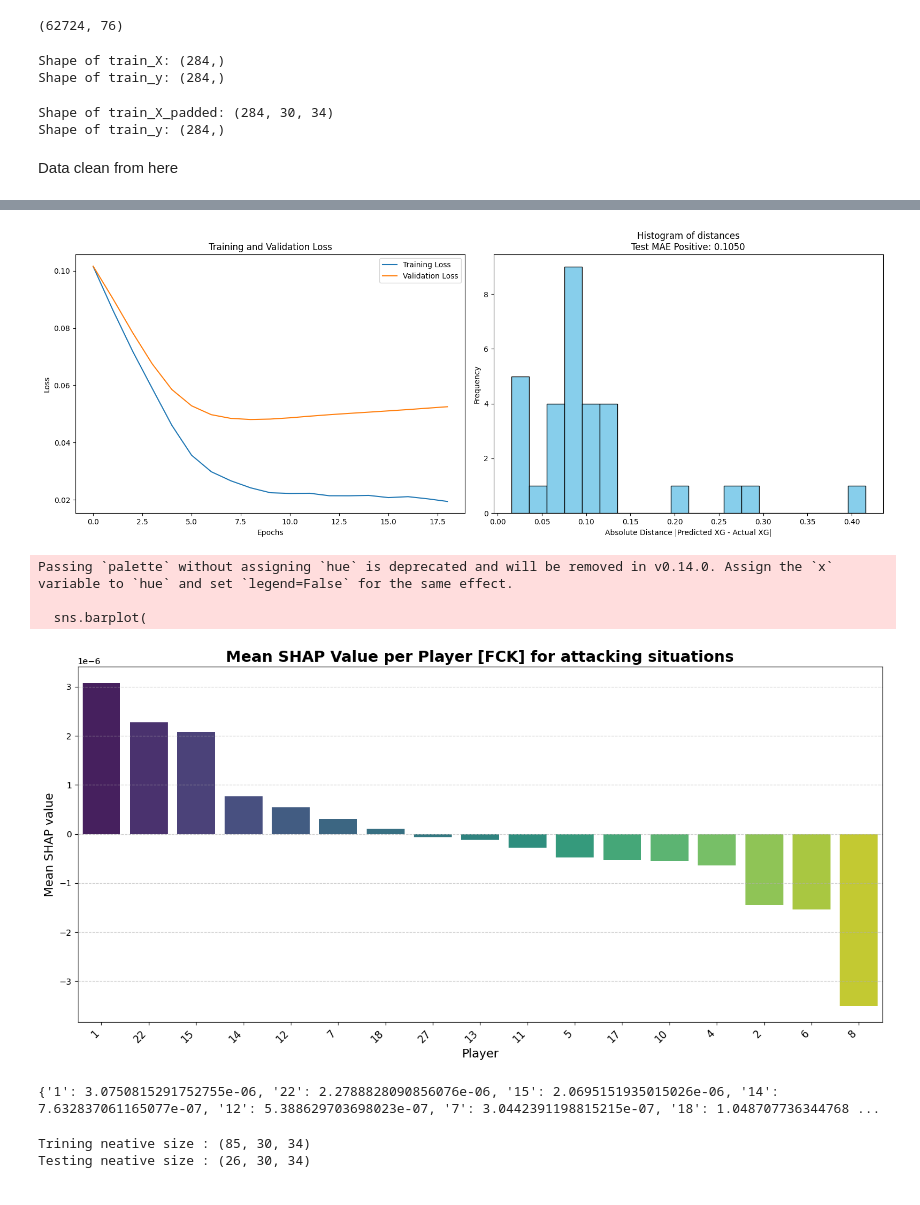
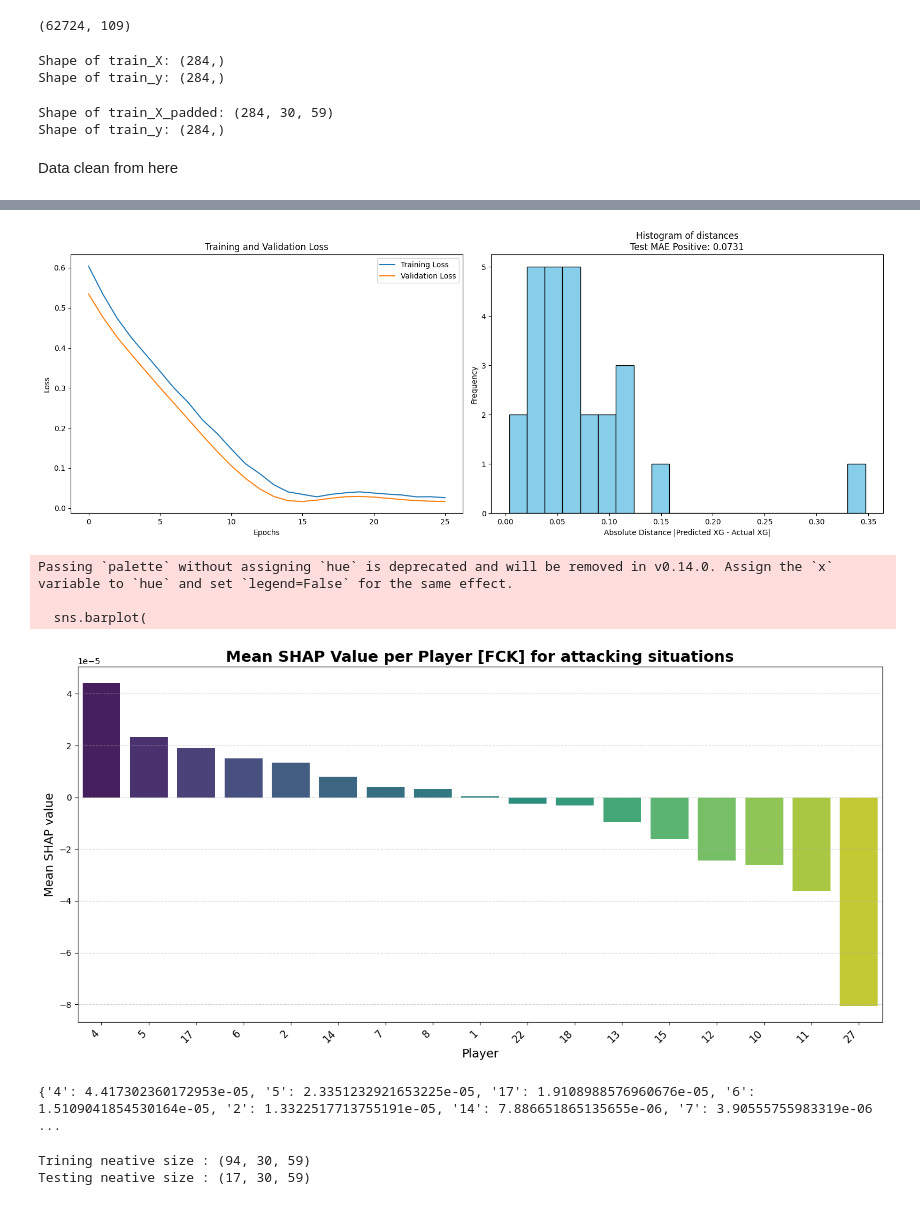
Before and after one commit to adiguzeldeniz/ekip_makine, a Jupyter notebook: RNN_to_sequence_by_number.ipynb, the cells around one changed output, grey strips where cells are left out. Cells and saved outputs as stored; diff of their text form; code cells hidden in the pictures.

```diff
--- a/RNN_to_sequence_by_number.ipynb
+++ b/RNN_to_sequence_by_number.ipynb
@@ -182,10 +185,10 @@ LEN 30
 # %%
-#tXG_all = pd.read_csv('XGData_sequencies_FCK.csv')
+tXG_all = pd.read_csv('XGData_sequencies_FCK.csv')
 print(tXG_all.shape)
 # %% [output]
-(62724, 76)
+(62724, 109)
 # %%
-cols_to_drop = [col for col in tXG_all.columns if ('speed' in col or 'ball' in col or 'Time' in col  or 'Half' in col)]
+cols_to_drop = [col for col in tXG_all.columns if ('speed' in col or 'Time' in col  or 'Half' in col)]
 #cols_to_drop += [col for col in tXG_all.columns if '11'  in col]
 tXG_all = tXG_all.drop(columns=cols_to_drop)
 shot = 0
@@ -269,38 +272,34 @@ train_X_padded = np.nan_to_num(train_X_padded, nan=-100.0, posinf=0.0, neginf=0.
 print("Shape of train_X_padded:", train_X_padded.shape)
 print("Shape of train_y:", train_y.shape)
 # %% [output]
-Shape of train_X_padded: (284, 30, 34)
+Shape of train_X_padded: (284, 30, 59)
 Shape of train_y: (284,)
 # %%
-X_train, X_test, y_train, y_test = train_test_split(train_X_padded, train_y, test_size=0.2, random_state=42)
-X_train_positive = X_train[y_train > 0]
-X_train_negative = X_train[y_train <= 0]
+X_train_padded_negative = train_X_padded[train_y <= 0]
+X_train_padded_positive = train_X_padded[train_y > 0]
+train_y_negative = train_y[train_y <= 0]
+train_y_positive = train_y[train_y > 0]
 
-y_train_positive = y_train[y_train > 0]
-y_train_negative = y_train[y_train <= 0]
-
-X_test_positive = X_test[y_test > 0]
-X_test_negative = X_test[y_test <= 0]
-
-y_test_positive = y_test[y_test > 0]
-y_test_negative = y_test[y_test <= 0]
+# Splitting the data into training and testing sets
+X_train_positive, X_test_positive, y_train_positive, y_test_positive = train_test_split(X_train_padded_positive, train_y_positive, test_size=0.15, random_state=42)
+X_train_negative, X_test_negative, y_train_negative, y_test_negative = train_test_split(X_train_padded_negative, train_y_negative, test_size=0.15, random_state=42)
 # %% [markdown]
 Data clean from here
 # %%
 inputs = Input(shape=(maxlen, num_features))
 x = Masking(mask_value=-100.0)(inputs)
-x = GRU(128, return_sequences=True)(x)
-x = Dropout(0.2)(x)
-x = LSTM(128, return_sequences=False)(x)
-x = Dropout(0.2)(x)
+x = GRU(64, return_sequences=True)(x)
+x = Dropout(0.1)(x)
+x = LSTM(64, return_sequences=False)(x)
+x = Dropout(0.1)(x)
 x = Dense(64, activation='relu')(x)
-x = Dropout(0.2)(x)
+x = Dropout(0.1)(x)
 x = Dense(32, activation='relu')(x)
 x = Dense(16, activation='sigmoid')(x)
-outputs = Dense(1, activation='sigmoid')(x)
+outputs = Dense(1, activation='linear')(x)
 
 model_positive = Model(inputs, outputs)
-model_positive.compile(optimizer=Adam(learning_rate=0.001), loss='mean_squared_error', metrics=['mae'])
+model_positive.compile(optimizer=Adam(learning_rate=0.0005), loss='mean_squared_error', metrics=['mae'])
 
 model_positive.fit(
     X_train_positive, y_train_positive,
@@ -354,4 +353,4 @@ Test Loss (positive): 0.017793014645576477, Test MAE (positive): 0.1049699038267
-[figure, old version]
+[figure, new version]
 # %%
 idx = np.random.choice(X_test_positive.shape[0], 20)
 X_sample_seq = X_test_positive[idx]
@@ -415,14 +414,14 @@ print(mean_shap_values)
 Passing `palette` without assigning `hue` is deprecated and will be removed in v0.14.0. Assign the `x` variable to `hue` and set `legend=False` for the same effect.
 
   sns.barplot(
-[figure, old version]
+[figure, new version]
-{'1': 3.0750815291752755e-06, '22': 2.2788828090856076e-06, '15': 2.0695151935015026e-06, '14': 7.632837061165077e-07, '12': 5.388629703698023e-07, '7': 3.0442391198815215e-07, '18': 1.048707736344768 ...
+{'4': 4.417302360172953e-05, '5': 2.3351232921653225e-05, '17': 1.9108988576960676e-05, '6': 1.5109041854530164e-05, '2': 1.3322517713755191e-05, '14': 7.886651865135655e-06, '7': 3.90555755983319e-06 ...
 # %%
 print("Trining neative size :", X_train_negative.shape)
 print("Testing neative size :", X_test_negative.shape)
 # %% [output]
-Trining neative size : (85, 30, 34)
-Testing neative size : (26, 30, 34)
+Trining neative size : (94, 30, 59)
+Testing neative size : (17, 30, 59)
 # %%
 outputs_negative = Dense(1, activation=None)(x)  # output lineare, non sigmoid
 inputs_negative = Input(shape=(maxlen, num_features))
```
Also changed, not shown: parts of 8 cells of this notebook, 1 other file.
